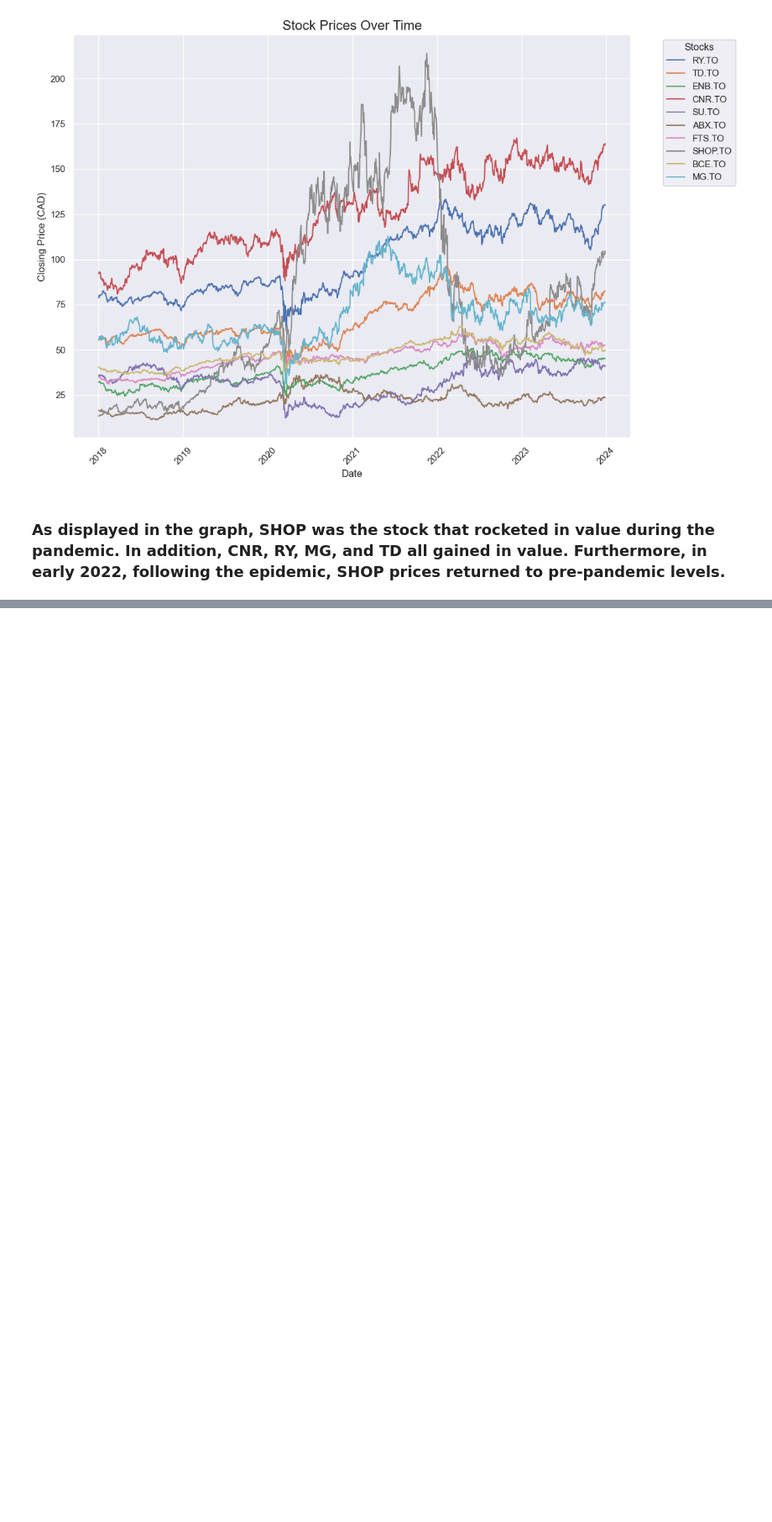
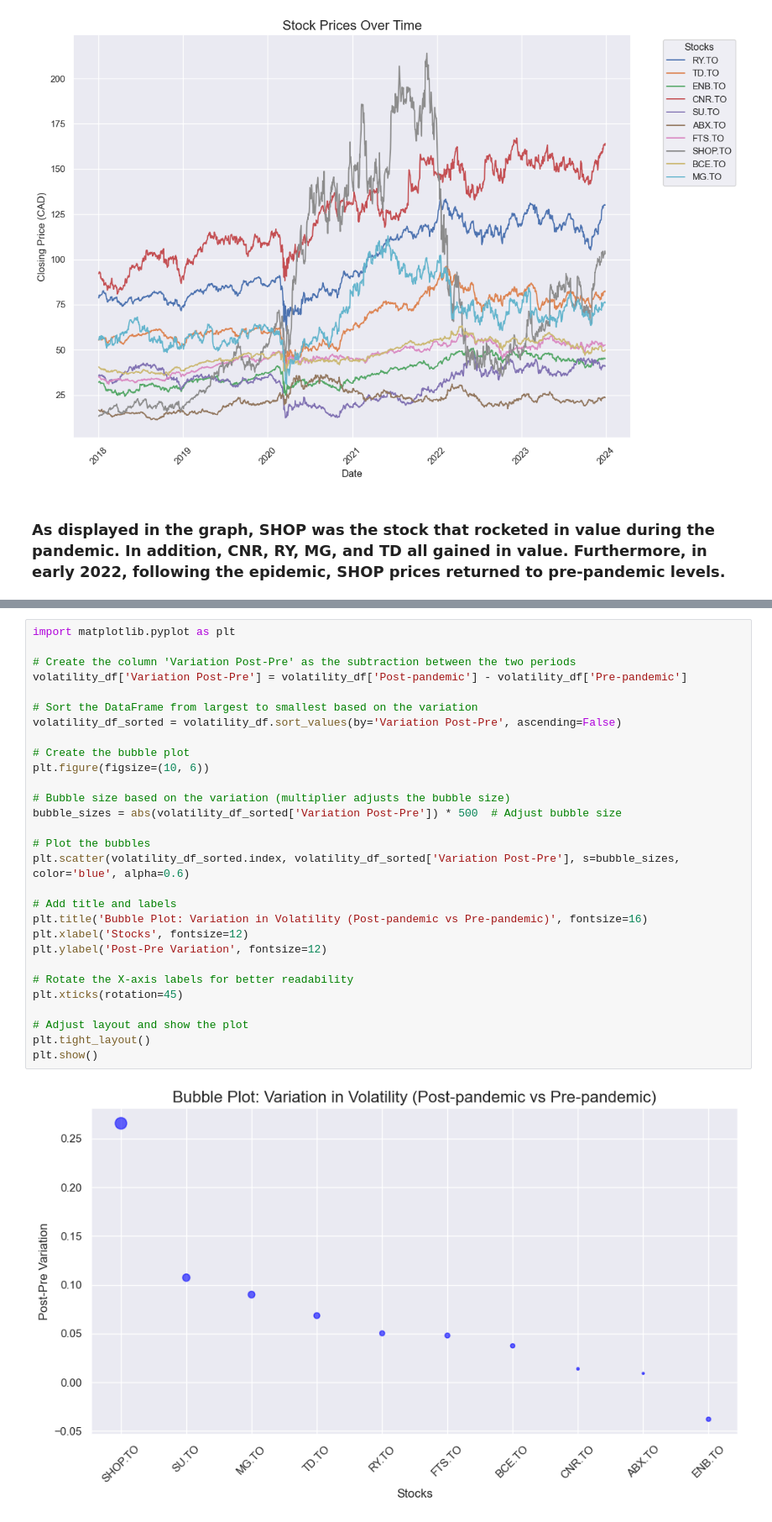
Before and after one commit to vitoriawillani1991/VaR, a Jupyter notebook: VaR.ipynb, the cells around one changed output, grey strips where cells are left out. Shown at 84% size. Drawn from its saved outputs; the diff is of its cells as text; blank space fills up the shorter version.

Commit message:
bubble plot

```diff
--- a/VaR.ipynb
+++ b/VaR.ipynb
@@ -197,0 +193,31 @@ plt.show()
+# %%
+import matplotlib.pyplot as plt
+
+# Create the column 'Variation Post-Pre' as the subtraction between the two periods
+volatility_df['Variation Post-Pre'] = volatility_df['Post-pandemic'] - volatility_df['Pre-pandemic']
+
+# Sort the DataFrame from largest to smallest based on the variation
+volatility_df_sorted = volatility_df.sort_values(by='Variation Post-Pre', ascending=False)
+
+# Create the bubble plot
+plt.figure(figsize=(10, 6))
+
+# Bubble size based on the variation (multiplier adjusts the bubble size)
+bubble_sizes = abs(volatility_df_sorted['Variation Post-Pre']) * 500  # Adjust bubble size
+
+# Plot the bubbles
+plt.scatter(volatility_df_sorted.index, volatility_df_sorted['Variation Post-Pre'], s=bubble_sizes, color='blue', alpha=0.6)
+
+# Add title and labels
+plt.title('Bubble Plot: Variation in Volatility (Post-pandemic vs Pre-pandemic)', fontsize=16)
+plt.xlabel('Stocks', fontsize=12)
+plt.ylabel('Post-Pre Variation', fontsize=12)
+
+# Rotate the X-axis labels for better readability
+plt.xticks(rotation=45)
+
+# Adjust layout and show the plot
+plt.tight_layout()
+plt.show()
+# %% [output]
+[figure, added]
```
Also changed, not shown: parts of 3 cells of this notebook.
